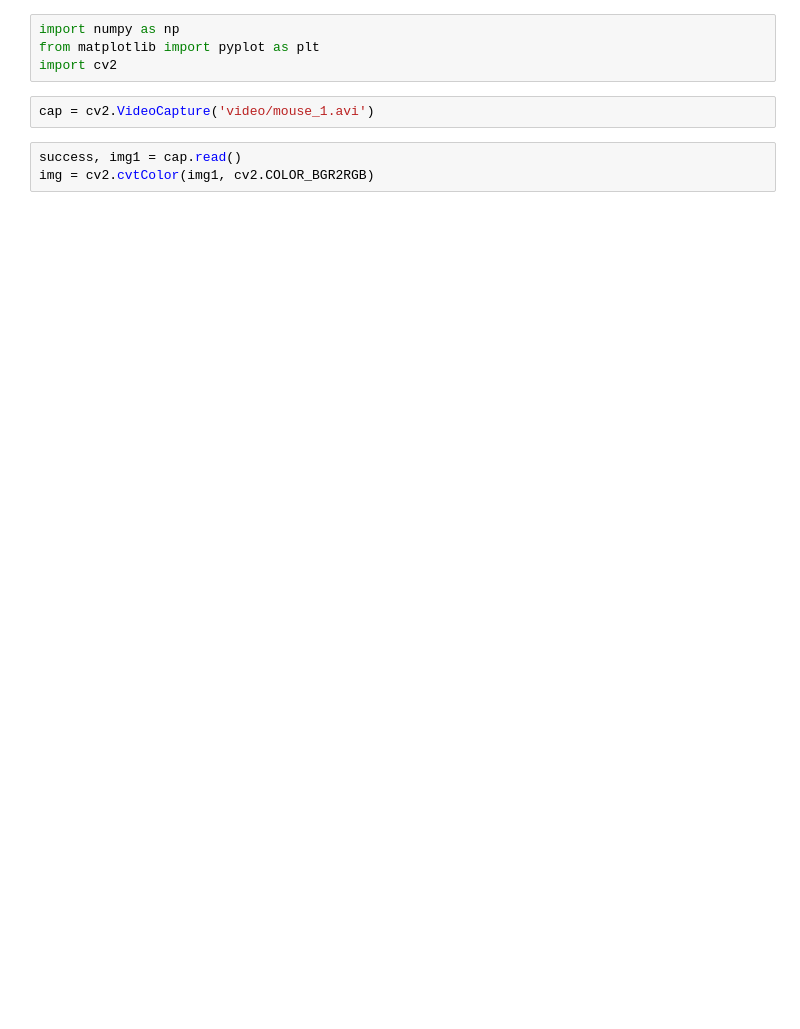
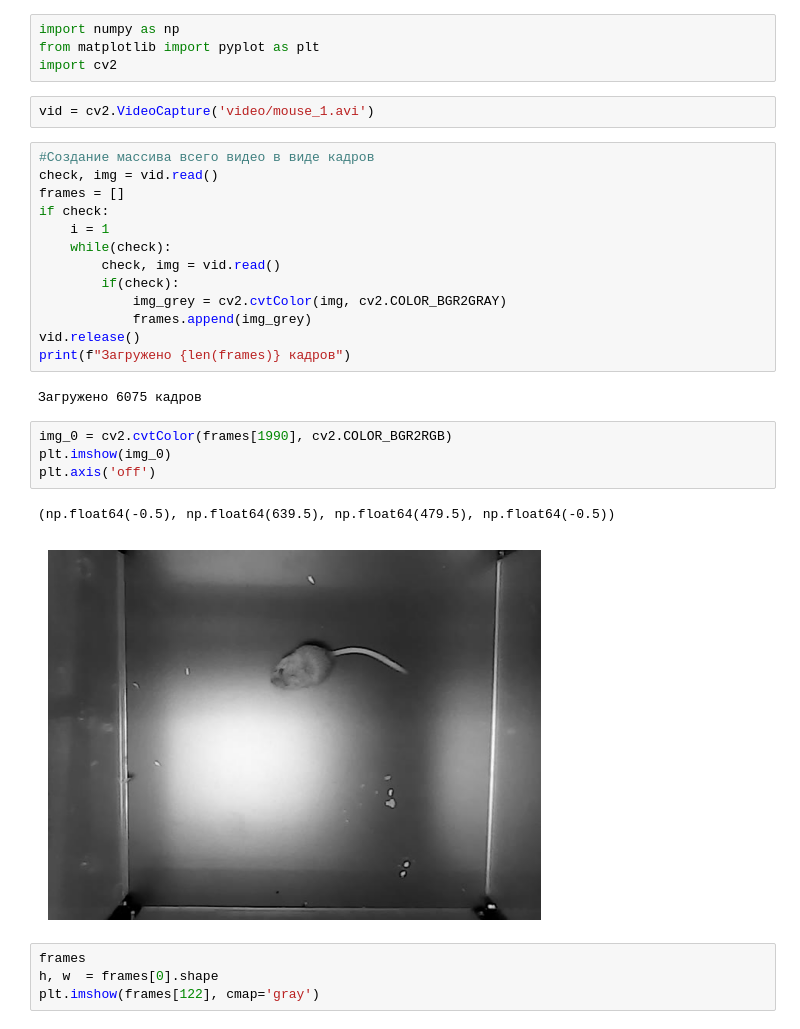
Before and after one commit to flymnss/cv, a Jupyter notebook: lab3/lab3.ipynb, the cells around one changed output. Saved outputs shown, nothing was run; the diff lists cells and outputs as text; blank space fills up the shorter version.

```diff
--- a/lab3/lab3.ipynb
+++ b/lab3/lab3.ipynb
@@ -3,7 +3,30 @@ import numpy as np
 from matplotlib import pyplot as plt
 import cv2
 # %%
-cap = cv2.VideoCapture('video/mouse_1.avi')
+vid = cv2.VideoCapture('video/mouse_1.avi')
-# %%
-success, img1 = cap.read()
-img = cv2.cvtColor(img1, cv2.COLOR_BGR2RGB)
+# %%
+#Создание массива всего видео в виде кадров
+check, img = vid.read()
+frames = []
+if check:
+    i = 1
+    while(check):
+        check, img = vid.read()
+        if(check):
+            img_grey = cv2.cvtColor(img, cv2.COLOR_BGR2GRAY)
+            frames.append(img_grey)
+vid.release()
+print(f"Загружено {len(frames)} кадров")
+# %% [output]
+Загружено 6075 кадров
+# %%
+img_0 = cv2.cvtColor(frames[1990], cv2.COLOR_BGR2RGB)
+plt.imshow(img_0)
+plt.axis('off')
+# %% [output]
+(np.float64(-0.5), np.float64(639.5), np.float64(479.5), np.float64(-0.5))
+[figure, added]
+# %%
+frames
+h, w  = frames[0].shape
+plt.imshow(frames[122], cmap='gray')
```
Also changed, not shown: parts of 17 cells of this notebook, 12 other files.
